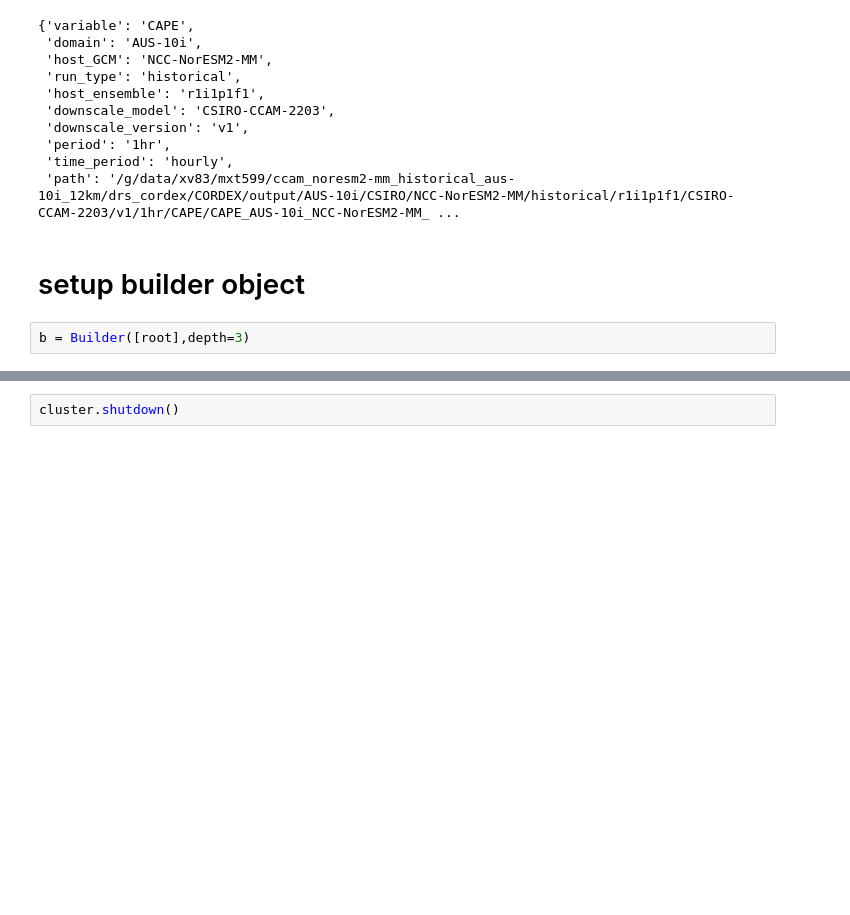
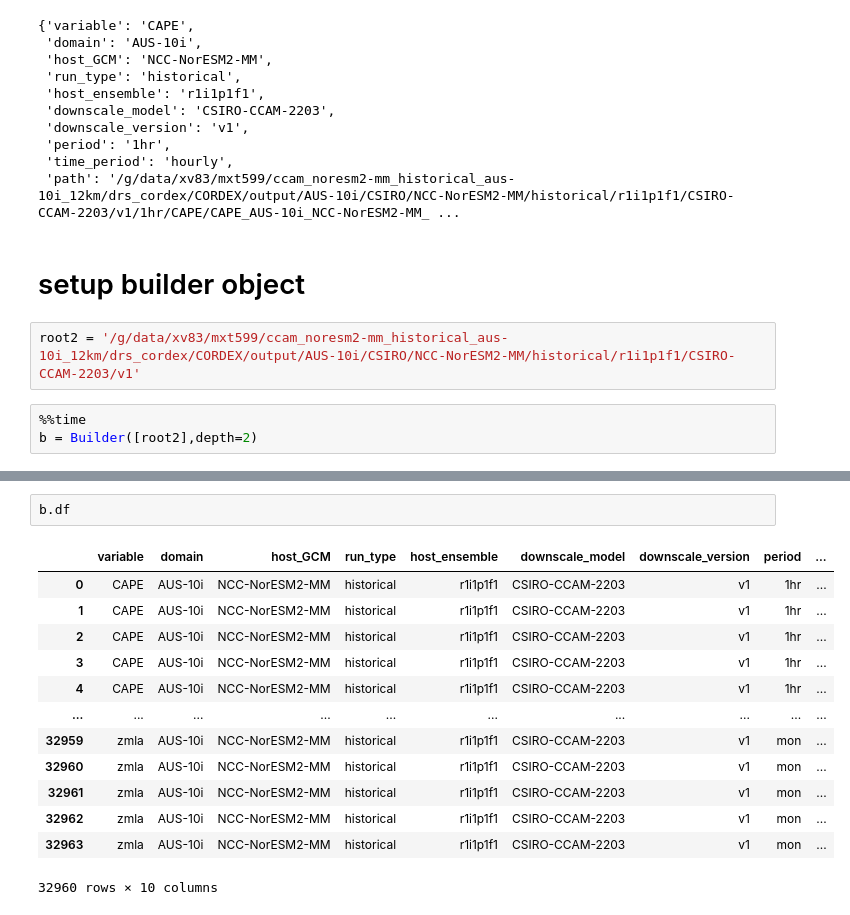
Before and after one commit to AusClimateService/data-catalogue, a Jupyter notebook: notebooks/CCAM-intake-sandbox.ipynb, the cells around one changed output, grey strips where cells are left out. Cells and saved outputs as stored; diff of their text form; blank space fills up the shorter version.

Commit message:
have built a working test catalogue for CCAM and computed against it

```diff
--- a/notebooks/CCAM-intake-sandbox.ipynb
+++ b/notebooks/CCAM-intake-sandbox.ipynb
@@ -183,5 +190,8 @@ parse_CCAM(files[0])
  'path': '/g/data/xv83/mxt599/ccam_noresm2-mm_historical_aus-10i_12km/drs_cordex/CORDEX/output/AUS-10i/CSIRO/NCC-NorESM2-MM/historical/r1i1p1f1/CSIRO-CCAM-2203/v1/1hr/CAPE/CAPE_AUS-10i_NCC-NorESM2-MM_ ...
 # %% [markdown]
 # setup builder object
+# %%
+root2 = '/g/data/xv83/mxt599/ccam_noresm2-mm_historical_aus-10i_12km/drs_cordex/CORDEX/output/AUS-10i/CSIRO/NCC-NorESM2-MM/historical/r1i1p1f1/CSIRO-CCAM-2203/v1'
 # %%
-b = Builder([root],depth=3)
+%%time
+b = Builder([root2],depth=2)
@@ -192,2 +212,16 @@ TypeError: expected str, bytes or os.PathLike object, not list
-# %%
-cluster.shutdown()
+# %%
+b.df
+# %% [output]
+|  | variable | domain | host_GCM | run_type | host_ensemble | downscale_model | downscale_version | period | ... |
+| 0 | CAPE | AUS-10i | NCC-NorESM2-MM | historical | r1i1p1f1 | CSIRO-CCAM-2203 | v1 | 1hr | ... |
+| 1 | CAPE | AUS-10i | NCC-NorESM2-MM | historical | r1i1p1f1 | CSIRO-CCAM-2203 | v1 | 1hr | ... |
+| 2 | CAPE | AUS-10i | NCC-NorESM2-MM | historical | r1i1p1f1 | CSIRO-CCAM-2203 | v1 | 1hr | ... |
+| 3 | CAPE | AUS-10i | NCC-NorESM2-MM | historical | r1i1p1f1 | CSIRO-CCAM-2203 | v1 | 1hr | ... |
+| 4 | CAPE | AUS-10i | NCC-NorESM2-MM | historical | r1i1p1f1 | CSIRO-CCAM-2203 | v1 | 1hr | ... |
+| ... | ... | ... | ... | ... | ... | ... | ... | ... | ... |
+| 32959 | zmla | AUS-10i | NCC-NorESM2-MM | historical | r1i1p1f1 | CSIRO-CCAM-2203 | v1 | mon | ... |
+| 32960 | zmla | AUS-10i | NCC-NorESM2-MM | historical | r1i1p1f1 | CSIRO-CCAM-2203 | v1 | mon | ... |
+| 32961 | zmla | AUS-10i | NCC-NorESM2-MM | historical | r1i1p1f1 | CSIRO-CCAM-2203 | v1 | mon | ... |
+| 32962 | zmla | AUS-10i | NCC-NorESM2-MM | historical | r1i1p1f1 | CSIRO-CCAM-2203 | v1 | mon | ... |
+| 32963 | zmla | AUS-10i | NCC-NorESM2-MM | historical | r1i1p1f1 | CSIRO-CCAM-2203 | v1 | mon | ... |
+32960 rows × 10 columns
```
Also changed, not shown: parts of 35 cells of this notebook, 2 other files.
